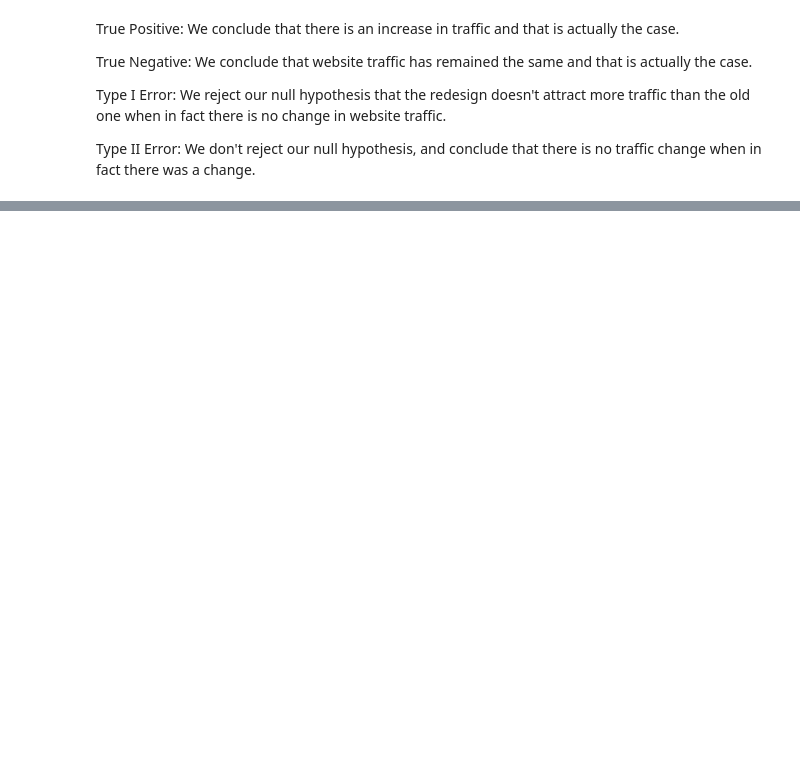
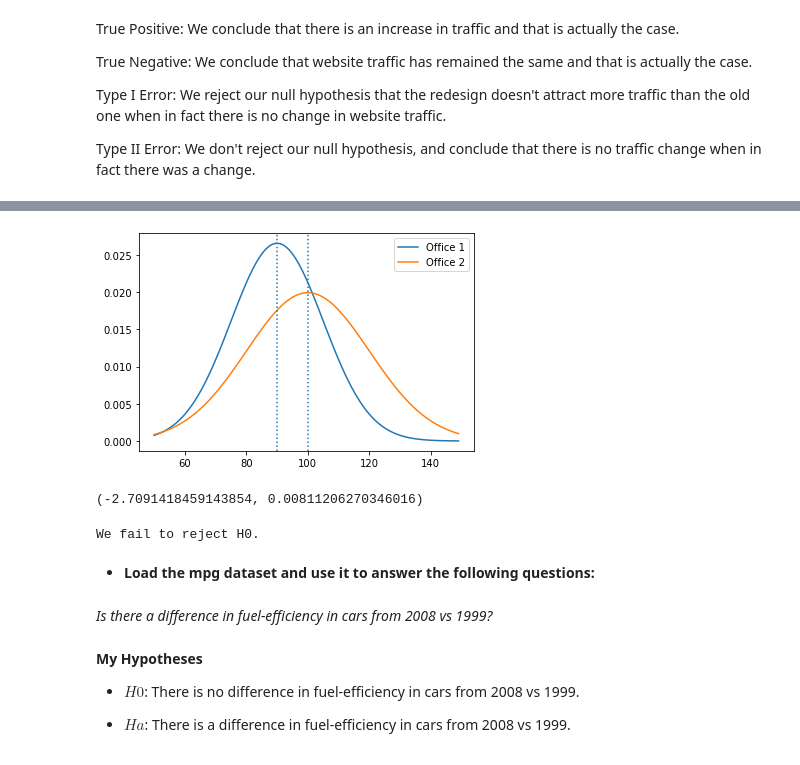
Before and after one commit to kristofer-rivera/statistics-exercises, a Jupyter notebook: hypothesis_testing.ipynb, the cells around one changed output, grey strips where cells are left out. Saved outputs shown, nothing was run; the diff lists cells and outputs as text; code cells hidden in the pictures; blank space fills up the shorter version.

Commit message:
Commiting T-test exercises.

```diff
--- a/hypothesis_testing.ipynb
+++ b/hypothesis_testing.ipynb
@@ -43,0 +79,43 @@ Type II Error:
+# %%
+#Both Distributions
+x = np.arange(50, 150)
+
+y1 = stats.norm(90, 15).pdf(x)
+y2 = stats.norm(100, 20).pdf(x)
+# %%
+plt.plot(x, y1, label = 'Office 1')
+plt.plot(x, y2, label = 'Office 2')
+
+plt.axvline(90, ls = ':')
+plt.axvline(100, ls = ':')
+
+plt.legend()
+plt.show()
+# %% [output]
+[figure, added]
+# %%
+#T-Test using Scipy
+a= .05
+
+t, p = stats.ttest_ind_from_stats(90,15,40,100,20,50, equal_var=False)
+t, p
+# %% [output]
+(-2.7091418459143854, 0.00811206270346016)
+# %%
+# Becuase it is a 2-tailed test
+if p < a:
+    print('We reject H0.')
+else:
+    print('We fail to reject H0.')
+# %% [output]
+We fail to reject H0.
+# %% [markdown]
+- **Load the mpg dataset and use it to answer the following questions:**
+# %% [markdown]
+*Is there a difference in fuel-efficiency in cars from 2008 vs 1999?*
+# %% [markdown]
+**My Hypotheses**
+
+- $H0$: There is no difference in fuel-efficiency in cars from 2008 vs 1999.
+
+- $Ha$: There is a difference in fuel-efficiency in cars from 2008 vs 1999.
```
Also changed, not shown: parts of 44 cells of this notebook.
